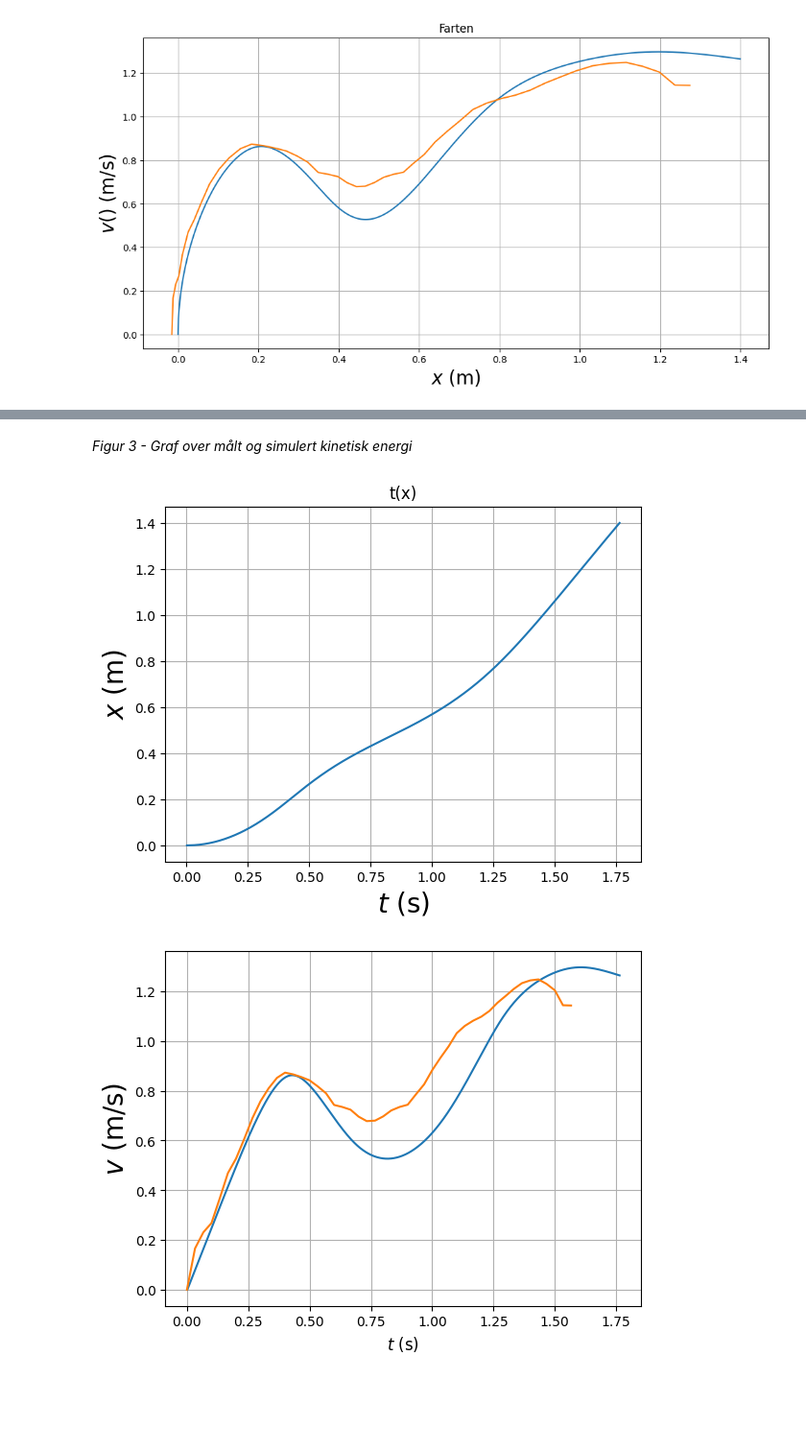
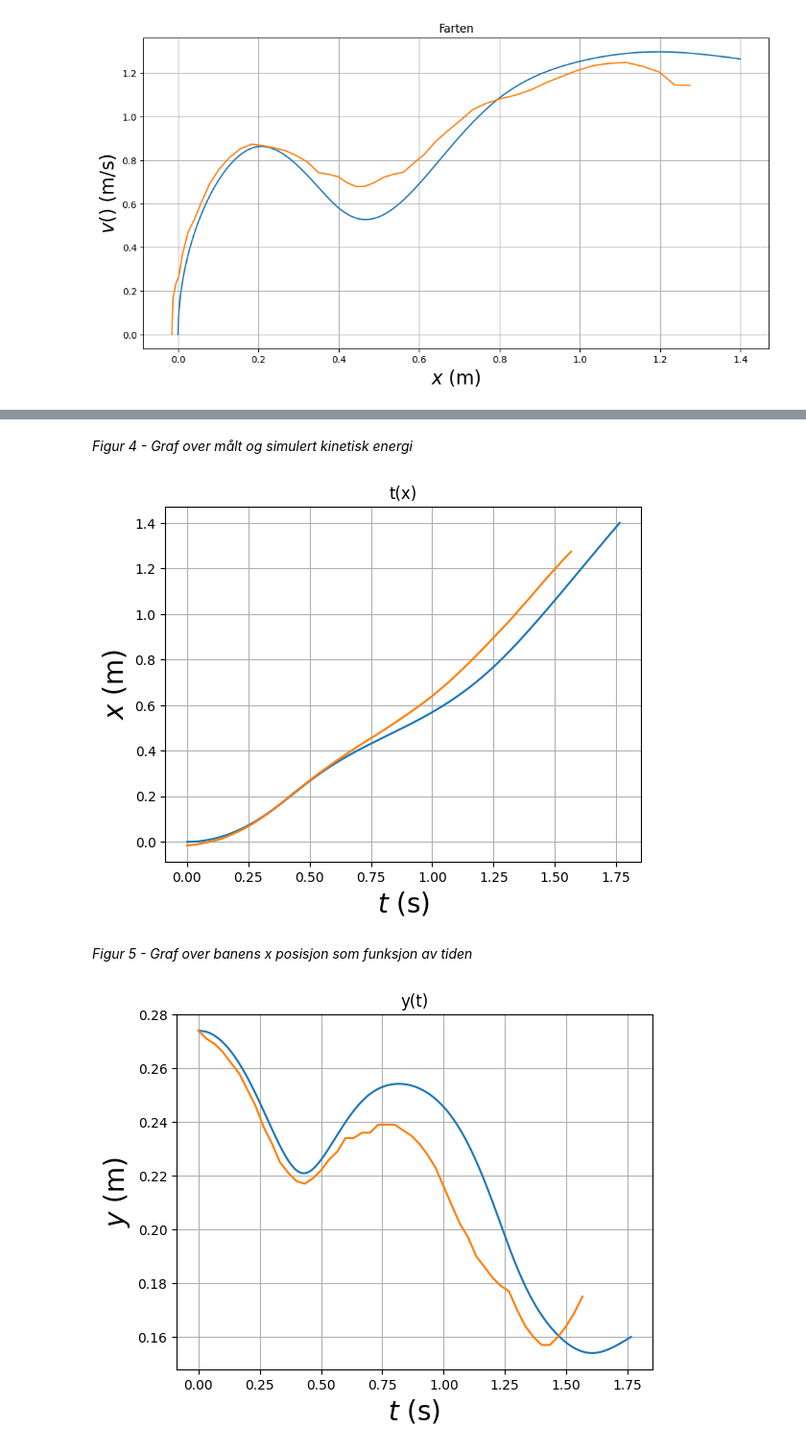
Before and after one commit to KSkrede/FysikkLab, a Jupyter notebook: FysikkLab.ipynb, the cells around one changed output, grey strips where cells are left out. Shown at 96% size. Drawn from its saved outputs; the diff is of its cells as text; code cells hidden in the pictures; blank space fills up the shorter version.

```diff
--- a/FysikkLab.ipynb
+++ b/FysikkLab.ipynb
@@ -146,10 +137,7 @@ for i in range(2,len(data_list)):
     x_data.append(float(data[1]))
     y_data.append(float(data[2]))
     v_data.append(float(data[3]))
-    omega = float(data[3])/R
-    e_kinetic = (1/2)*M*(float(data[3])**2)
-    e_rotation = (1/2)*I*(omega**2)
-    ek_data.append(e_kinetic+e_rotation)
+    ek_data.append((1/2)*M*(float(data[3])**2))
 # %%
 # fart
 def v():
@@ -251,20 +239,24 @@ plt.show()
 # %% [markdown]
-*Figur 3 - Graf over målt og simulert kinetisk energi*
+*Figur 4 - Graf over målt og simulert kinetisk energi*
 # %%
 plt.plot(t(), x)
+plt.plot(time_data, x_data)
 plt.title('t(x)')
 plt.ylabel('$x$ (m)', fontsize=20)
 plt.xlabel('$t$ (s)', fontsize=20)
 plt.grid()
 plt.show()
 # %% [output]
-[figure, old version]
+[figure, new version]
+# %% [markdown]
+*Figur 5 - Graf over banens x posisjon som funksjon av tiden*
 # %%
-plt.plot(t(), v())
-plt.plot(time_data,v_data)
-plt.xlabel('$t$ (s)', fontsize=12)
-plt.ylabel('$v$ (m/s)', fontsize=20)
+plt.plot(t(), y)
+plt.plot(time_data,y_data)
+plt.title('y(t)')
+plt.ylabel('$y$ (m)', fontsize=20)
+plt.xlabel('$t$ (s)', fontsize=20)
 plt.grid()
 plt.show()
 # %% [output]
-[figure, old version]
+[figure, new version]
```
Also changed, not shown: parts of 14 cells of this notebook.
